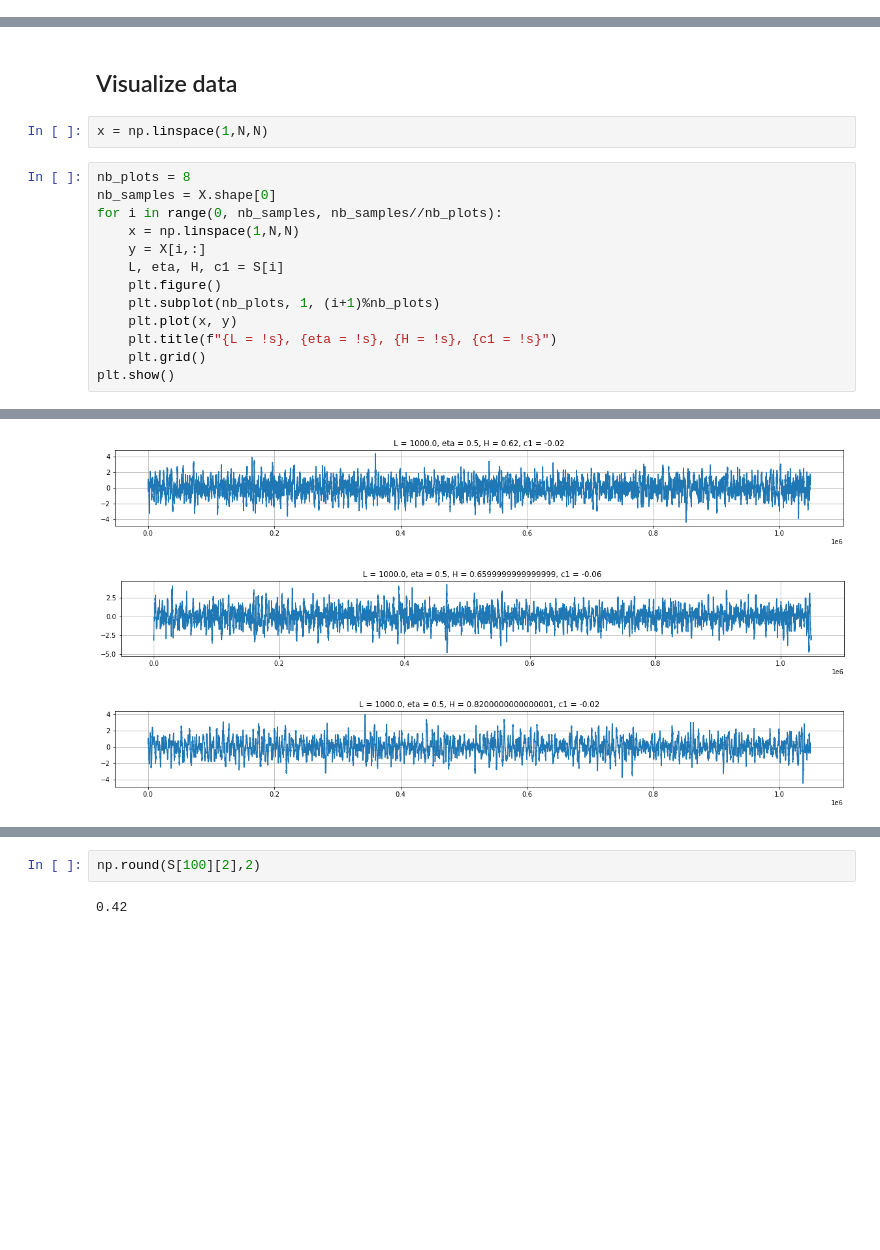
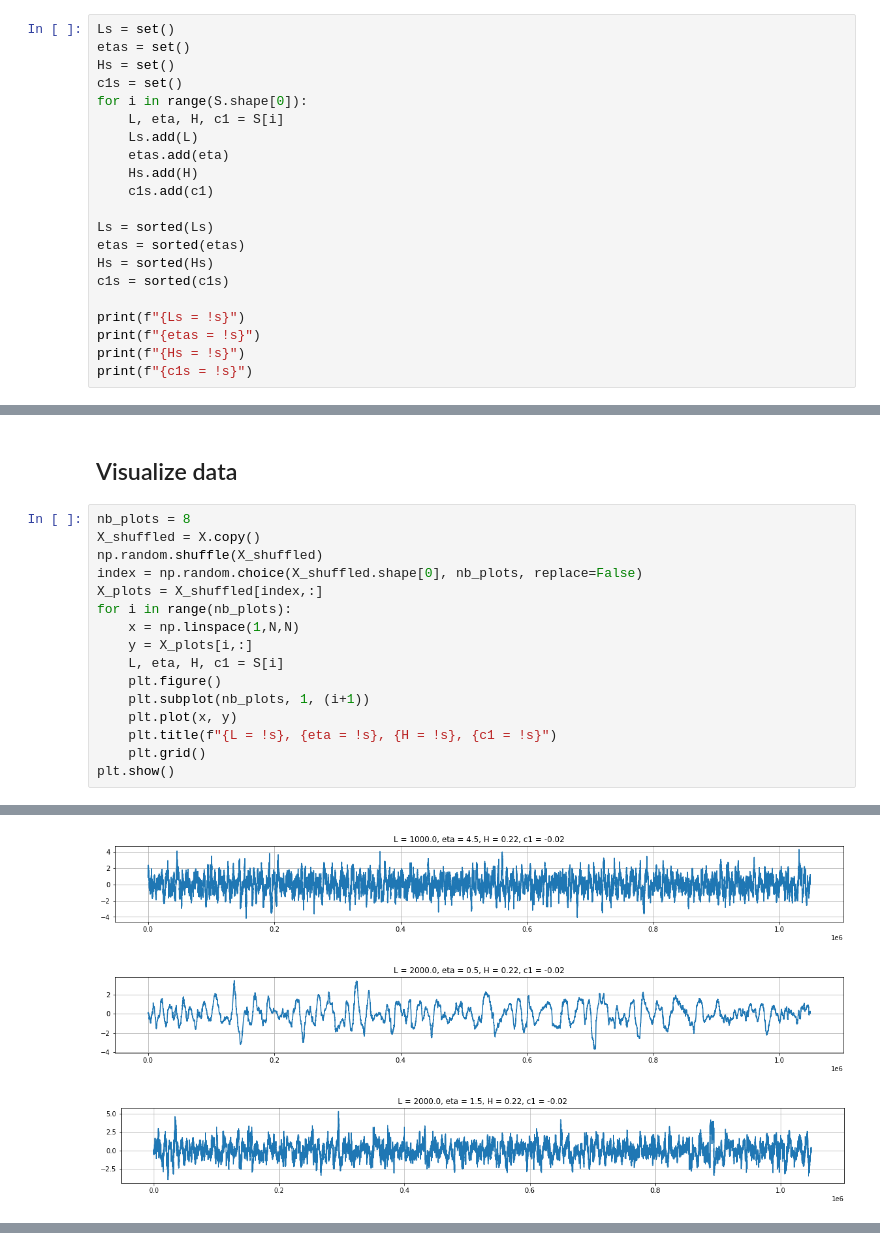
Before and after one commit to LucRobey/TurbNNGen, a Jupyter notebook: MRW.ipynb, the cells around one changed output, grey strips where cells are left out. Drawn from its saved outputs; the diff is of its cells as text; blank space fills up the shorter version.

```diff
--- a/MRW.ipynb
+++ b/MRW.ipynb
@@ -48,3 +48,24 @@ print(f"X.shape[-1] == N ? : {X.shape[-1] == N}")
 # %% [output]
 X.shape = (400, 1048576)
 X.shape[-1] == N ? : True
+# %%
+Ls = set()
+etas = set()
+Hs = set()
+c1s = set()
+for i in range(S.shape[0]):
+    L, eta, H, c1 = S[i]
+    Ls.add(L)
+    etas.add(eta)
+    Hs.add(H)
+    c1s.add(c1)
+
+Ls = sorted(Ls)
+etas = sorted(etas)
+Hs = sorted(Hs)
+c1s = sorted(c1s)
+
+print(f"{Ls = !s}")
+print(f"{etas = !s}")
+print(f"{Hs = !s}")
+print(f"{c1s = !s}")
@@ -51,16 +102,17 @@ X.shape[-1] == N ? : True
 # %% [markdown]
 ## Visualize data
-# %%
-x = np.linspace(1,N,N)
 # %%
 nb_plots = 8
-nb_samples = X.shape[0]
-for i in range(0, nb_samples, nb_samples//nb_plots):
+X_shuffled = X.copy()
+np.random.shuffle(X_shuffled)
+index = np.random.choice(X_shuffled.shape[0], nb_plots, replace=False)
+X_plots = X_shuffled[index,:]
+for i in range(nb_plots):
     x = np.linspace(1,N,N)
-    y = X[i,:]
+    y = X_plots[i,:]
     L, eta, H, c1 = S[i]
     plt.figure()
-    plt.subplot(nb_plots, 1, (i+1)%nb_plots)
+    plt.subplot(nb_plots, 1, (i+1))
     plt.plot(x, y)
     plt.title(f"{L = !s}, {eta = !s}, {H = !s}, {c1 = !s}")
     plt.grid()
@@ -73,3 +125,3 @@ plt.show()
-[figure, old version]
+[figure, new version]
-[figure, old version]
+[figure, new version]
-[figure, old version]
+[figure, new version]
@@ -77,4 +128,0 @@ plt.show()
-# %%
-np.round(S[100][2],2)
-# %% [output]
-0.42
```
Also changed, not shown: parts of 3 cells of this notebook, 1 other file.
